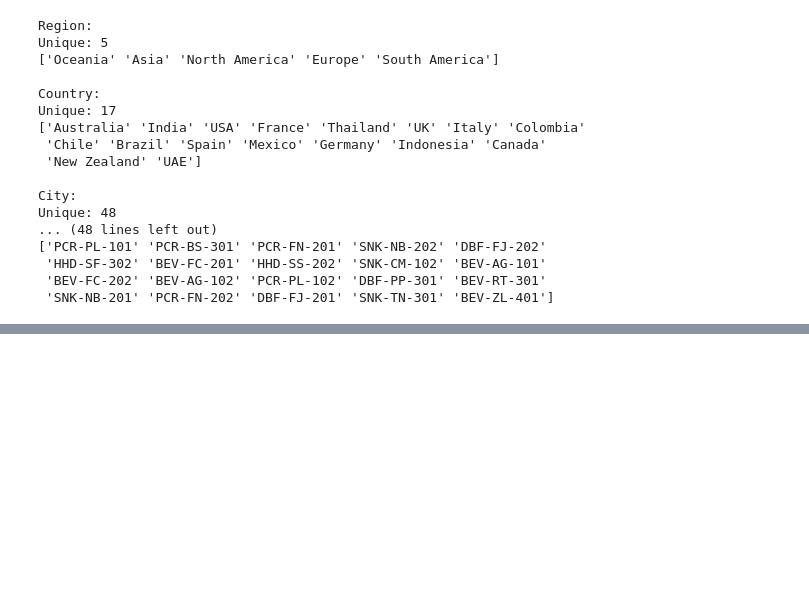
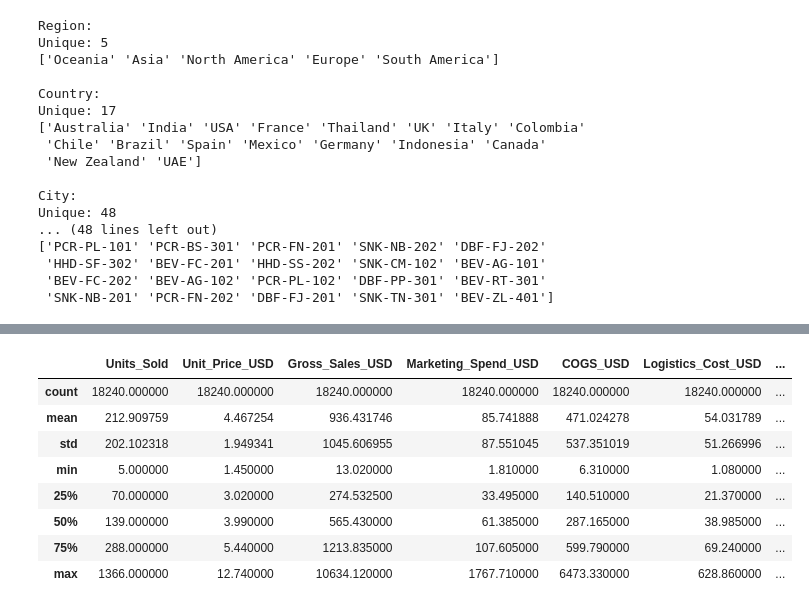
Before and after one commit to Alive-Peterson/myprojects, a Jupyter notebook: data_analytics/financial_performance_and_profitability/financial_performance.ipynb, the cells around one changed output, grey strips where cells are left out. Drawn from its saved outputs; the diff is of its cells as text; code cells hidden in the pictures; blank space fills up the shorter version.

```diff
--- a/data_analytics/financial_performance_and_profitability/financial_performance.ipynb
+++ b/data_analytics/financial_performance_and_profitability/financial_performance.ipynb
@@ -218,0 +231,2 @@ Unique: 48
+# %%
+df['Marketing_ROI'] = (df['Profit_USD']/df['Marketing_Spend_USD'])
@@ -218,0 +235,2 @@ Unique: 48
+# %%
+df['Discount_Amount_USD'] = (df['Gross_Sales_USD']*df['Discount_Pct']/100)
@@ -218,0 +239,2 @@ Unique: 48
+# %%
+df['Order_Date'] = pd.to_datetime(df['Order_Date'])
@@ -218,0 +243,2 @@ Unique: 48
+# %%
+df['Year_Month'] = df['Order_Date'].dt.to_period('M').astype(str)
@@ -218,0 +315,14 @@ Unique: 48
+# %%
+df[['Units_Sold', 'Unit_Price_USD', 'Gross_Sales_USD',
+    'Marketing_Spend_USD', 'COGS_USD', 'Logistics_Cost_USD',
+    'Net_Revenue_USD', 'Profit_USD', 'Profit_Margin_Pct']].describe()
+# %% [output]
+|  | Units_Sold | Unit_Price_USD | Gross_Sales_USD | Marketing_Spend_USD | COGS_USD | Logistics_Cost_USD | ... |
+| count | 18240.000000 | 18240.000000 | 18240.000000 | 18240.000000 | 18240.000000 | 18240.000000 | ... |
+| mean | 212.909759 | 4.467254 | 936.431746 | 85.741888 | 471.024278 | 54.031789 | ... |
+| std | 202.102318 | 1.949341 | 1045.606955 | 87.551045 | 537.351019 | 51.266996 | ... |
+| min | 5.000000 | 1.450000 | 13.020000 | 1.810000 | 6.310000 | 1.080000 | ... |
+| 25% | 70.000000 | 3.020000 | 274.532500 | 33.495000 | 140.510000 | 21.370000 | ... |
+| 50% | 139.000000 | 3.990000 | 565.430000 | 61.385000 | 287.165000 | 38.985000 | ... |
+| 75% | 288.000000 | 5.440000 | 1213.835000 | 107.605000 | 599.790000 | 69.240000 | ... |
+| max | 1366.000000 | 12.740000 | 10634.120000 | 1767.710000 | 6473.330000 | 628.860000 | ... |
```
Also changed, not shown: parts of 34 cells of this notebook.
